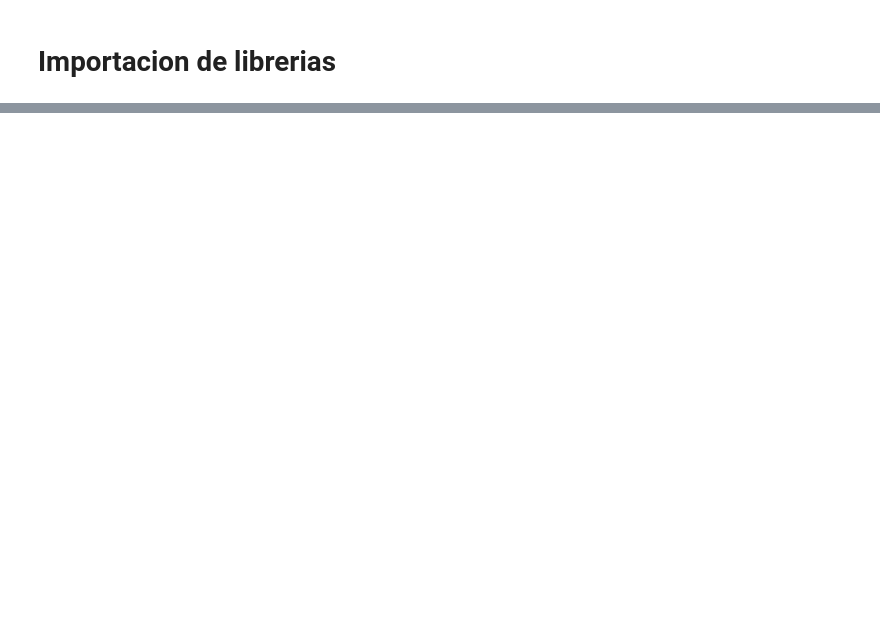
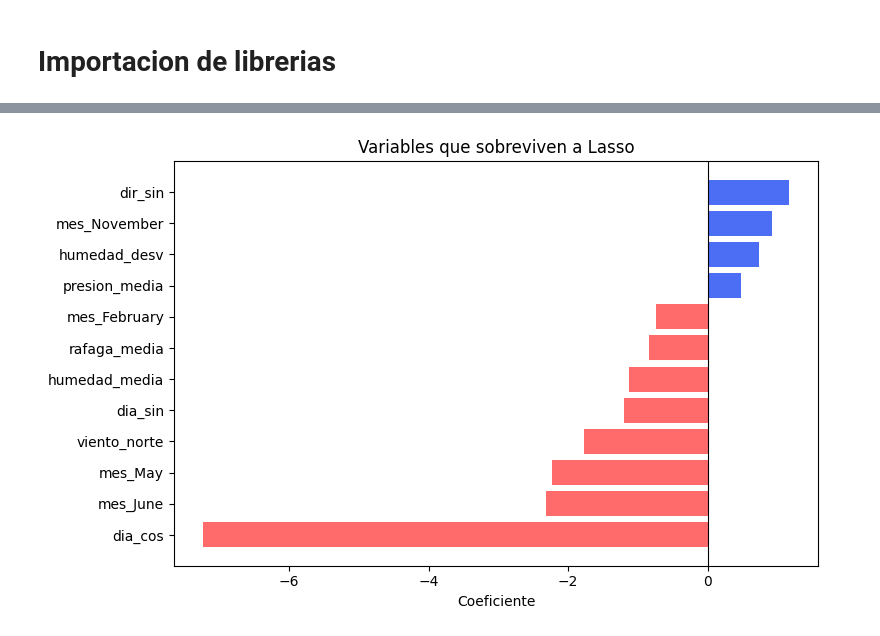
Before and after one commit to SantiTV/Laboratorios-ML-202620, a Jupyter notebook: Lab2.ipynb, the cells around one changed output, grey strips where cells are left out. Cells and saved outputs as stored; diff of their text form; code cells hidden in the pictures; blank space fills up the shorter version.

```diff
--- a/Lab2.ipynb
+++ b/Lab2.ipynb
@@ -235,0 +389,21 @@ R2 IC 95%: [-11.22969326   0.49412187]
+# %%
+pipe_lasso_final = Pipeline([
+    ('preprocessor', construir_preprocesador()),
+    ('regressor', Lasso(alpha=grid_lasso.best_params_['regressor__alpha'], max_iter=20000))
+])
+pipe_lasso_final.fit(X_train, y_train)
+
+nombres = [n.split('__')[-1] for n in
+           pipe_lasso_final.named_steps['preprocessor'].get_feature_names_out()]
+coef_lasso = pd.DataFrame({
+    'Variable': nombres,
+    'Coeficiente': pipe_lasso_final.named_steps['regressor'].coef_
+})
+
+anuladas = coef_lasso[coef_lasso['Coeficiente'].abs() < 1e-8]
+print(f"Variables anuladas: {len(anuladas)} de {len(coef_lasso)}")
+print(anuladas['Variable'].tolist())
+print()
+print("Las 8 que más pesan:")
+print(coef_lasso.reindex(coef_lasso['Coeficiente'].abs()
+      .sort_values(ascending=False).index).head(8).to_string(index=False))
@@ -235,0 +424,14 @@ R2 IC 95%: [-11.22969326   0.49412187]
+# %%
+top = coef_lasso.reindex(coef_lasso['Coeficiente'].abs().sort_values(ascending=False).index)
+top = top.head(12).sort_values('Coeficiente')
+colores = ['#FF6B6B' if c < 0 else '#4C6EF5' for c in top['Coeficiente']]
+
+plt.figure(figsize=(8,5))
+plt.barh(top['Variable'], top['Coeficiente'], color=colores)
+plt.axvline(0, color='black', linewidth=0.8)
+plt.xlabel('Coeficiente')
+plt.title('Variables que sobreviven a Lasso')
+plt.tight_layout()
+plt.show()
+# %% [output]
+[figure, added]
```
Also changed, not shown: parts of 61 cells of this notebook, 2 other files.
